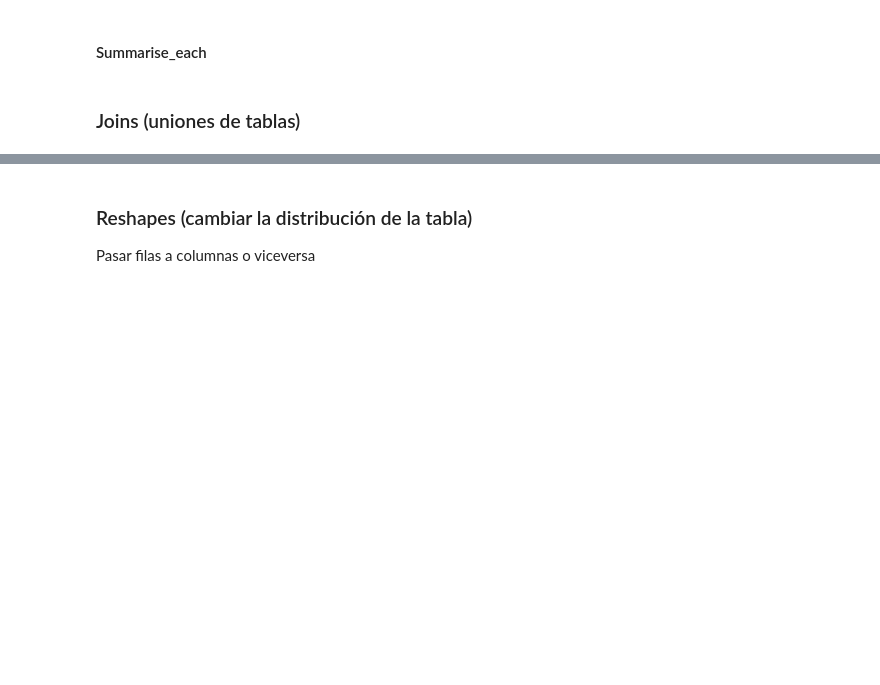
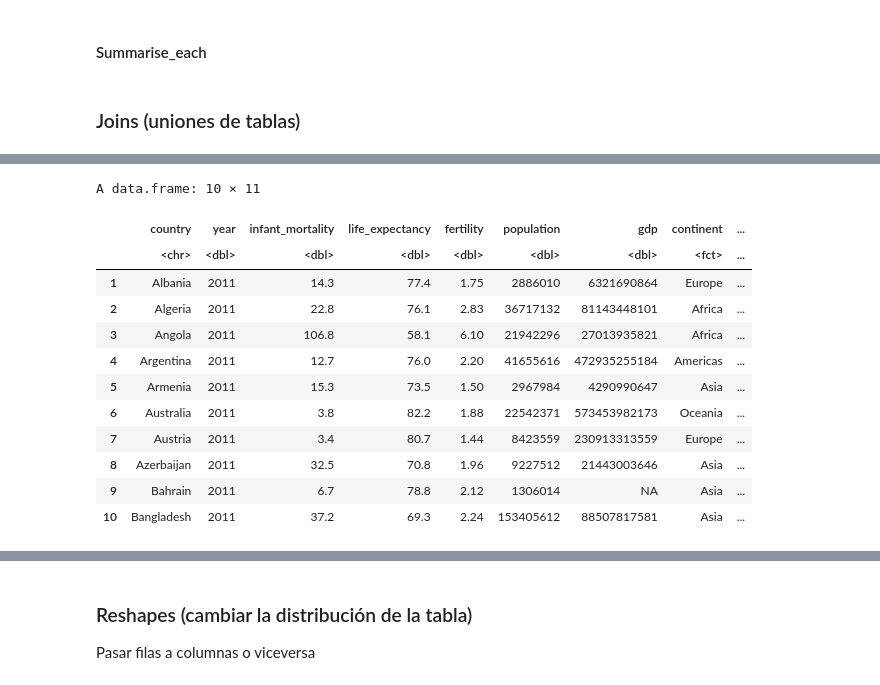
Before and after one commit to AngelArcones/R_for_friends, a Jupyter notebook: Tutoriales/Notebooks/dplyr_tutorial.ipynb, the cells around one changed output, grey strips where cells are left out. Saved outputs shown, nothing was run; the diff lists cells and outputs as text; code cells hidden in the pictures; blank space fills up the shorter version.

```diff
--- a/Tutoriales/Notebooks/dplyr_tutorial.ipynb
+++ b/Tutoriales/Notebooks/dplyr_tutorial.ipynb
@@ -426,0 +543,19 @@ A tibble: 10 × 2
+# %%
+#Unión usando las dos tablas originales
+#Los campos de unión se indican con un vector c(...)
+happiness_df$year <- 2011
+inner_join(df, happiness_df, by = c("country", "year")) %>% head(10)
+# %% [output]
+A data.frame: 10 × 11
+|  | country | year | infant_mortality | life_expectancy | fertility | population | gdp | continent | ... |
+|  | <chr> | <dbl> | <dbl> | <dbl> | <dbl> | <dbl> | <dbl> | <fct> | ... |
+| 1 | Albania | 2011 | 14.3 | 77.4 | 1.75 | 2886010 | 6321690864 | Europe | ... |
+| 2 | Algeria | 2011 | 22.8 | 76.1 | 2.83 | 36717132 | 81143448101 | Africa | ... |
+| 3 | Angola | 2011 | 106.8 | 58.1 | 6.10 | 21942296 | 27013935821 | Africa | ... |
+| 4 | Argentina | 2011 | 12.7 | 76.0 | 2.20 | 41655616 | 472935255184 | Americas | ... |
+| 5 | Armenia | 2011 | 15.3 | 73.5 | 1.50 | 2967984 | 4290990647 | Asia | ... |
+| 6 | Australia | 2011 | 3.8 | 82.2 | 1.88 | 22542371 | 573453982173 | Oceania | ... |
+| 7 | Austria | 2011 | 3.4 | 80.7 | 1.44 | 8423559 | 230913313559 | Europe | ... |
+| 8 | Azerbaijan | 2011 | 32.5 | 70.8 | 1.96 | 9227512 | 21443003646 | Asia | ... |
+| 9 | Bahrain | 2011 | 6.7 | 78.8 | 2.12 | 1306014 | NA | Asia | ... |
+| 10 | Bangladesh | 2011 | 37.2 | 69.3 | 2.24 | 153405612 | 88507817581 | Asia | ... |
```
Also changed, not shown: parts of 27 cells of this notebook.
